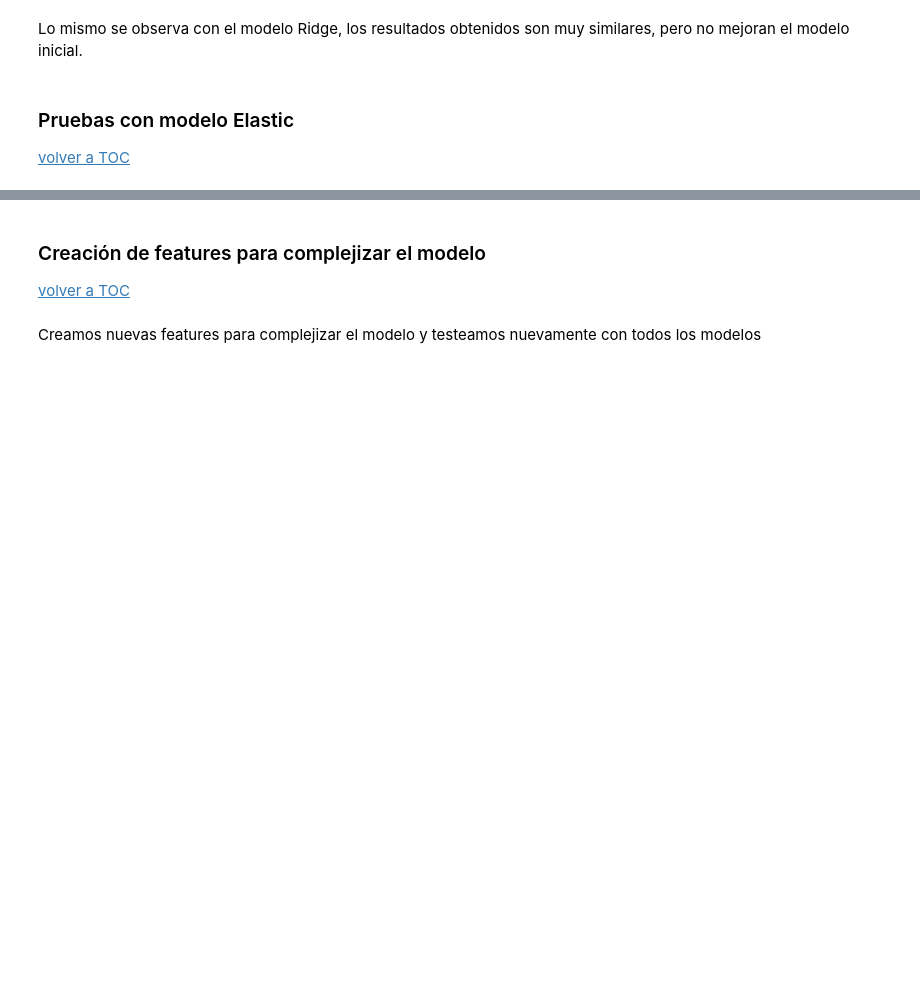
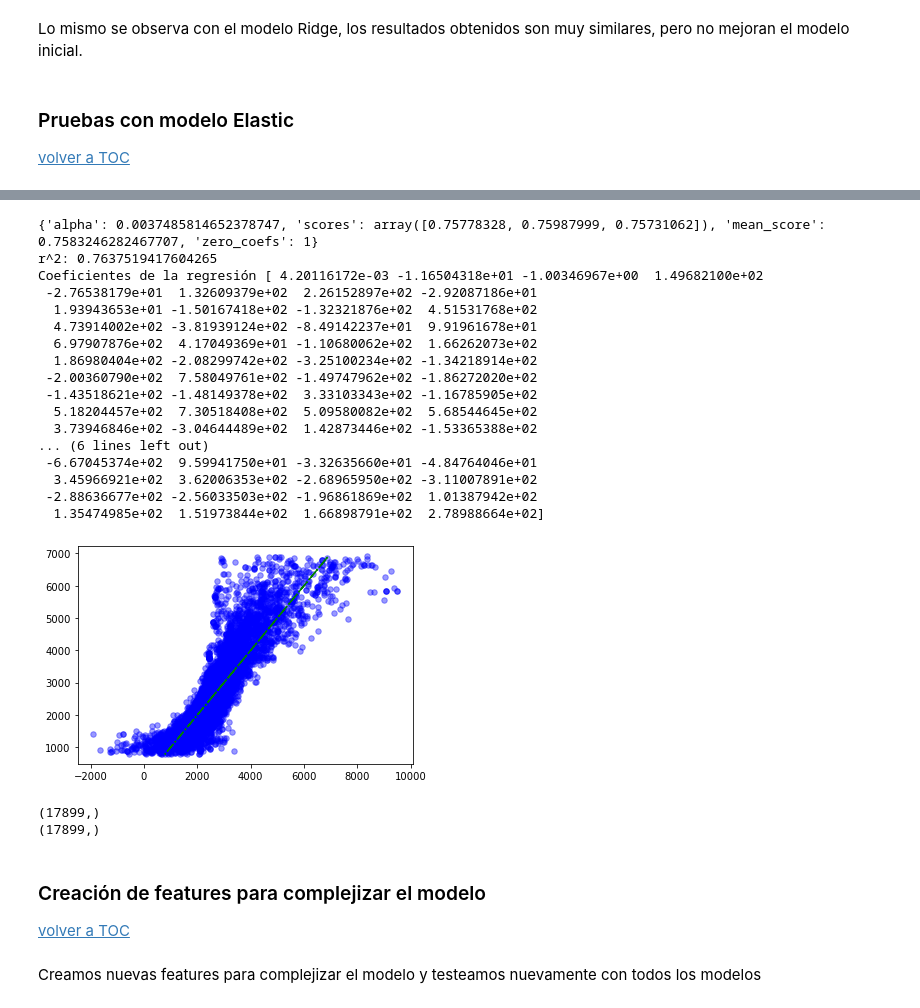
Before and after one commit to nachommm/Desafio2, a Jupyter notebook: desafio2_v5.ipynb, the cells around one changed output, grey strips where cells are left out. Drawn from its saved outputs; the diff is of its cells as text; code cells hidden in the pictures; blank space fills up the shorter version.

```diff
--- a/desafio2_v5.ipynb
+++ b/desafio2_v5.ipynb
@@ -916,3 +1380,27 @@ train_test_error_elastic(feature_cols, target)
+# %%
+feature_cols.extend(feature_cols_rooms)
+train_test_error_elastic(feature_cols, target)
+# %% [output]
+{'alpha': 0.0037485814652378747, 'scores': array([0.75778328, 0.75987999, 0.75731062]), 'mean_score': 0.7583246282467707, 'zero_coefs': 1}
+r^2: 0.7637519417604265
+Coeficientes de la regresión [ 4.20116172e-03 -1.16504318e+01 -1.00346967e+00  1.49682100e+02
+ -2.76538179e+01  1.32609379e+02  2.26152897e+02 -2.92087186e+01
+  1.93943653e+01 -1.50167418e+02 -1.32321876e+02  4.51531768e+02
+  4.73914002e+02 -3.81939124e+02 -8.49142237e+01  9.91961678e+01
+  6.97907876e+02  4.17049369e+01 -1.10680062e+02  1.66262073e+02
+  1.86980404e+02 -2.08299742e+02 -3.25100234e+02 -1.34218914e+02
+ -2.00360790e+02  7.58049761e+02 -1.49747962e+02 -1.86272020e+02
+ -1.43518621e+02 -1.48149378e+02  3.33103343e+02 -1.16785905e+02
+  5.18204457e+02  7.30518408e+02  5.09580082e+02  5.68544645e+02
+  3.73946846e+02 -3.04644489e+02  1.42873446e+02 -1.53365388e+02
+... (6 lines left out)
+ -6.67045374e+02  9.59941750e+01 -3.32635660e+01 -4.84764046e+01
+  3.45966921e+02  3.62006353e+02 -2.68965950e+02 -3.11007891e+02
+ -2.88636677e+02 -2.56033503e+02 -1.96861869e+02  1.01387942e+02
+  1.35474985e+02  1.51973844e+02  1.66898791e+02  2.78988664e+02]
+[figure, added]
+(17899,)
+(17899,)
 # %% [markdown]
 <a id="section_new_features"></a>
 <h3>Creación de features para complejizar el modelo</h3>
```
Also changed, not shown: parts of 90 cells of this notebook.
